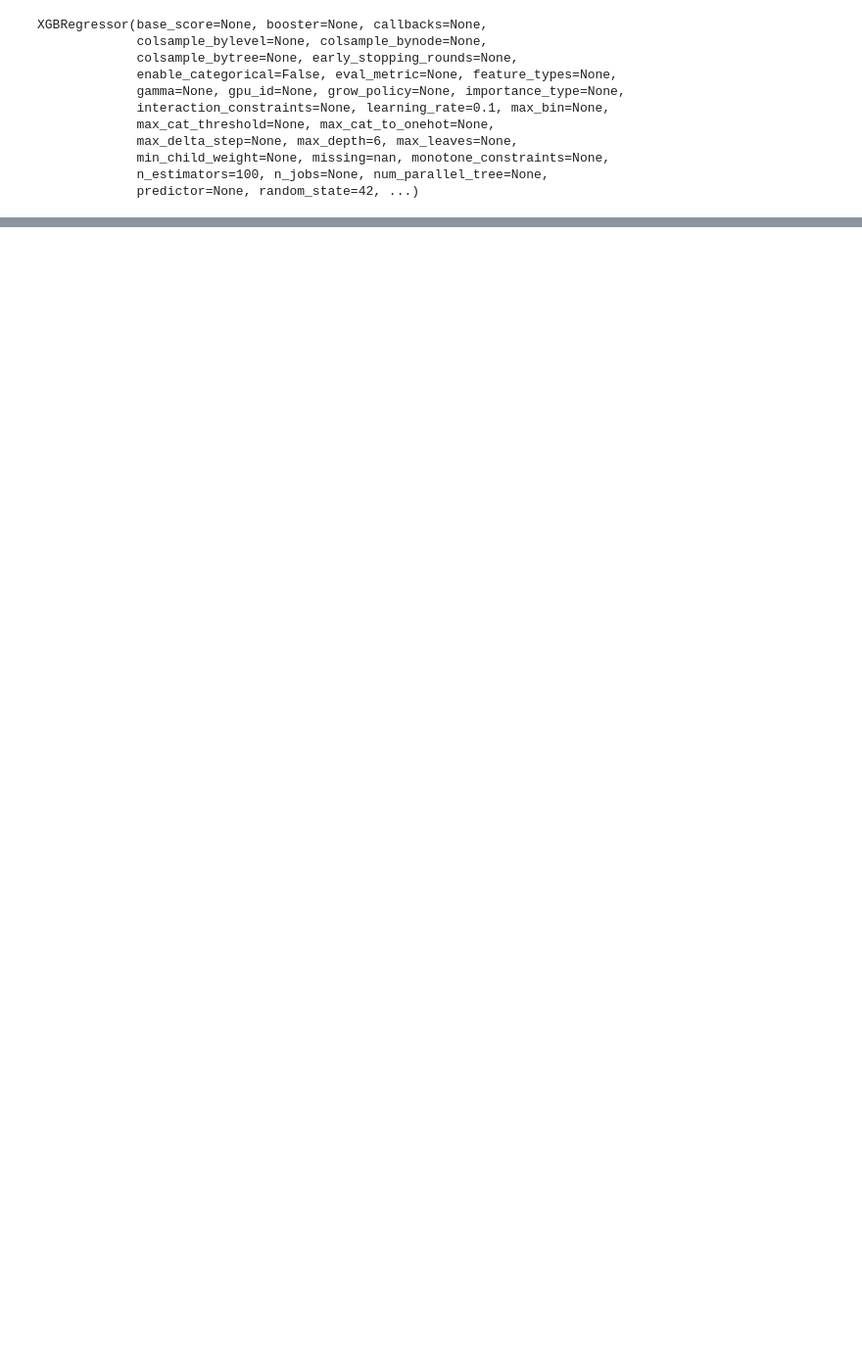
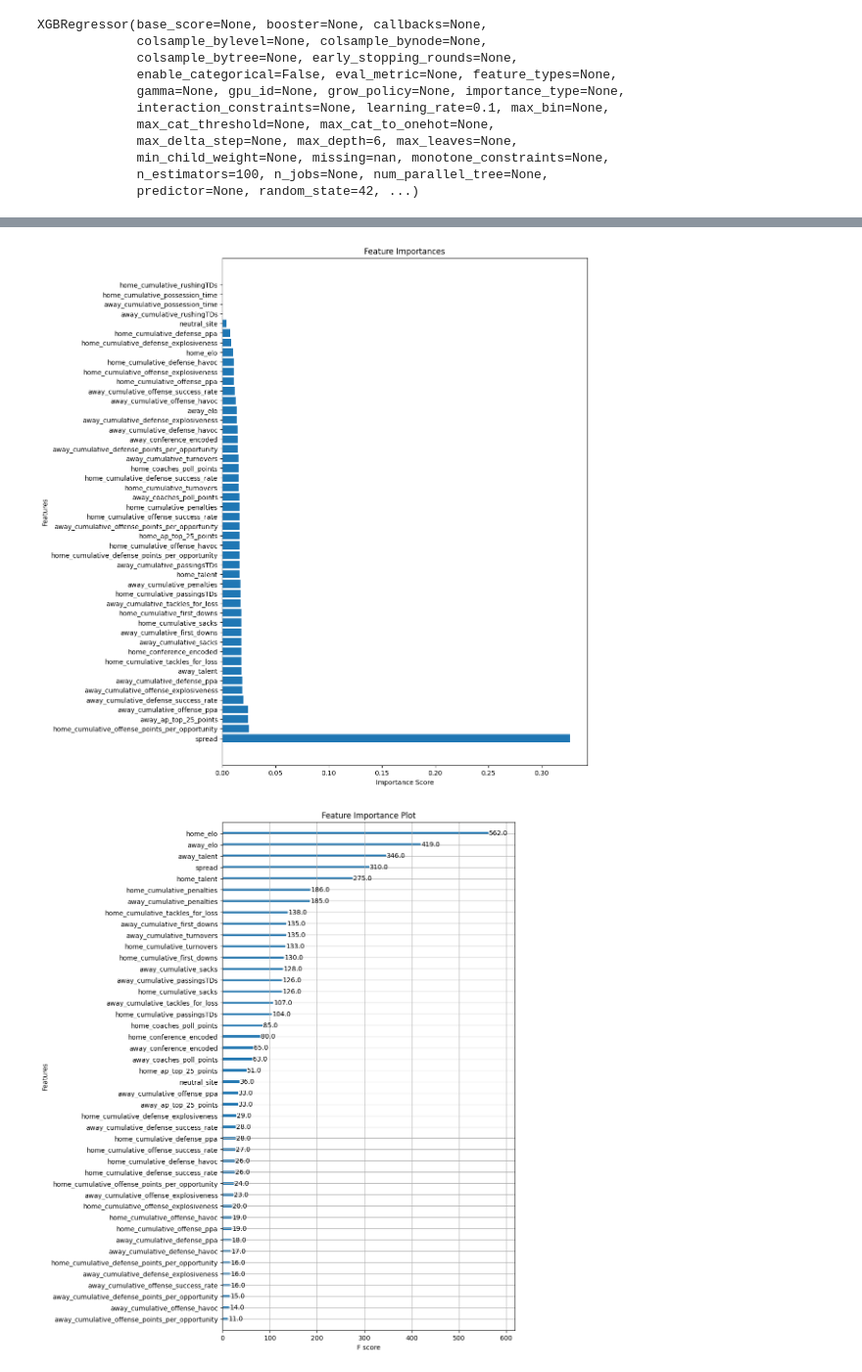
Before and after one commit to ty-hal/CFB-Point-Spread-Model, a Jupyter notebook: CFB_Model.ipynb, the cells around one changed output, grey strips where cells are left out. Shown at 98% size. Cells and saved outputs as stored; diff of their text form; code cells hidden in the pictures; blank space fills up the shorter version.

```diff
--- a/CFB_Model.ipynb
+++ b/CFB_Model.ipynb
@@ -460,0 +447,28 @@ Root Mean Squared Error (RMSE) of SEC CV data: 16.71181615142318
+# %%
+# If "home_elo" is showing as a significant feature in one plot but not in the other, it might indicate that while it's frequently used for splitting,
+# its impact on model performance (measured in terms of reducing prediction error) might not be as high as other features.
+
+# First plot ranks how many times each feature is used for splitting across all of the decision trees
+# Second plot not sure the difference...
+
+# Get feature importances
+importance_scores = model.feature_importances_
+feature_importance_df = pd.DataFrame({'Feature': X_train.columns, 'Importance': importance_scores})
+feature_importance_df = feature_importance_df.sort_values(by='Importance', ascending=False)
+
+# Plot the feature importances
+plt.figure(figsize=(10, 14))
+plt.barh(feature_importance_df['Feature'], feature_importance_df['Importance'])
+plt.xlabel('Importance Score')
+plt.ylabel('Features')
+plt.title('Feature Importances')
+plt.show()
+
+# ”weight” is the number of times a feature appears in a tree
+fig, ax = plt.subplots(figsize=(8, 14))
+xgb.plot_importance(model, importance_type='weight', ax=ax)
+plt.title("Feature Importance Plot")
+plt.show()
+# %% [output]
+[figure, added]
+[figure, added]
```
Also changed, not shown: parts of 14 cells of this notebook, 1 other file.
